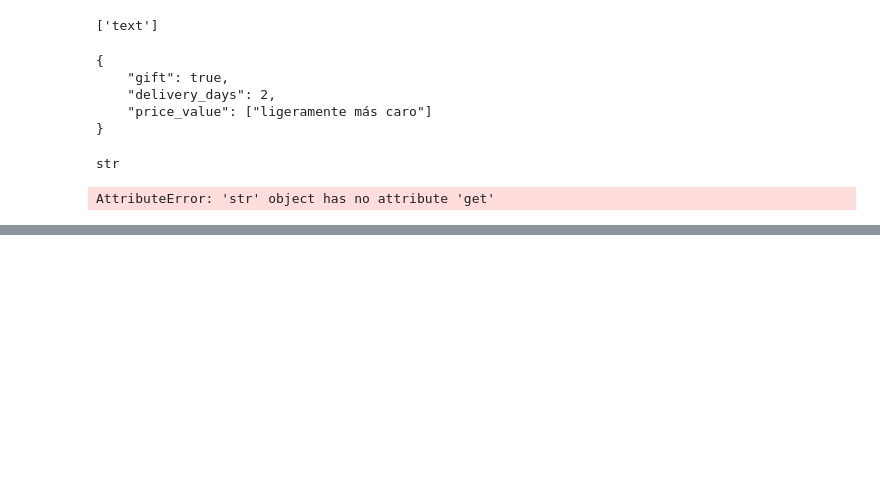
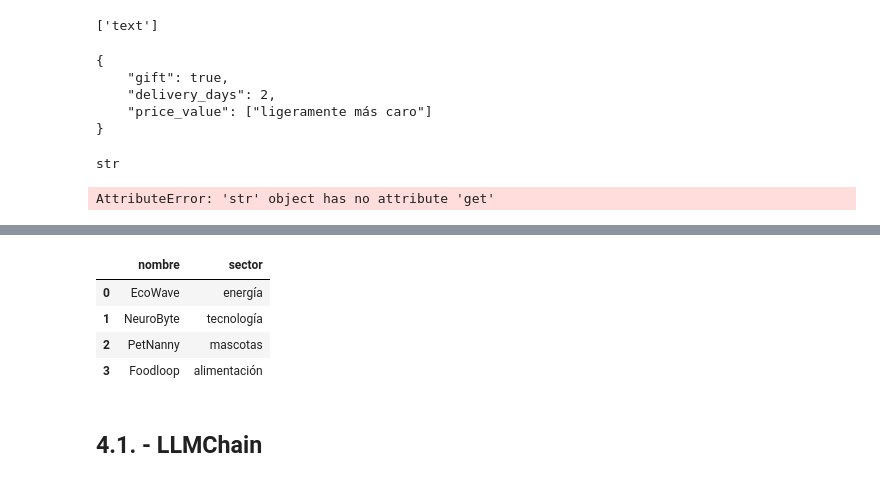
Before and after one commit to gmachinromero/exploring-langchain, a Jupyter notebook: langchain.ipynb, the cells around one changed output, grey strips where cells are left out. Saved outputs shown, nothing was run; the diff lists cells and outputs as text; code cells hidden in the pictures; blank space fills up the shorter version.

```diff
--- a/langchain.ipynb
+++ b/langchain.ipynb
@@ -494,0 +699,15 @@ LangChain:
+# %%
+data = {
+    "nombre": ["EcoWave", "NeuroByte", "PetNanny", "Foodloop"],
+    "sector": ["energía", "tecnología", "mascotas", "alimentación"]
+}
+
+df = pd.DataFrame(data)
+
+df.head()
+# %% [output]
+|  | nombre | sector |
+| 0 | EcoWave | energía |
+| 1 | NeuroByte | tecnología |
+| 2 | PetNanny | mascotas |
+| 3 | Foodloop | alimentación |
@@ -494,0 +720,2 @@ LangChain:
+# %% [markdown]
+## 4.1. - LLMChain
```
Also changed, not shown: parts of 55 cells of this notebook.
